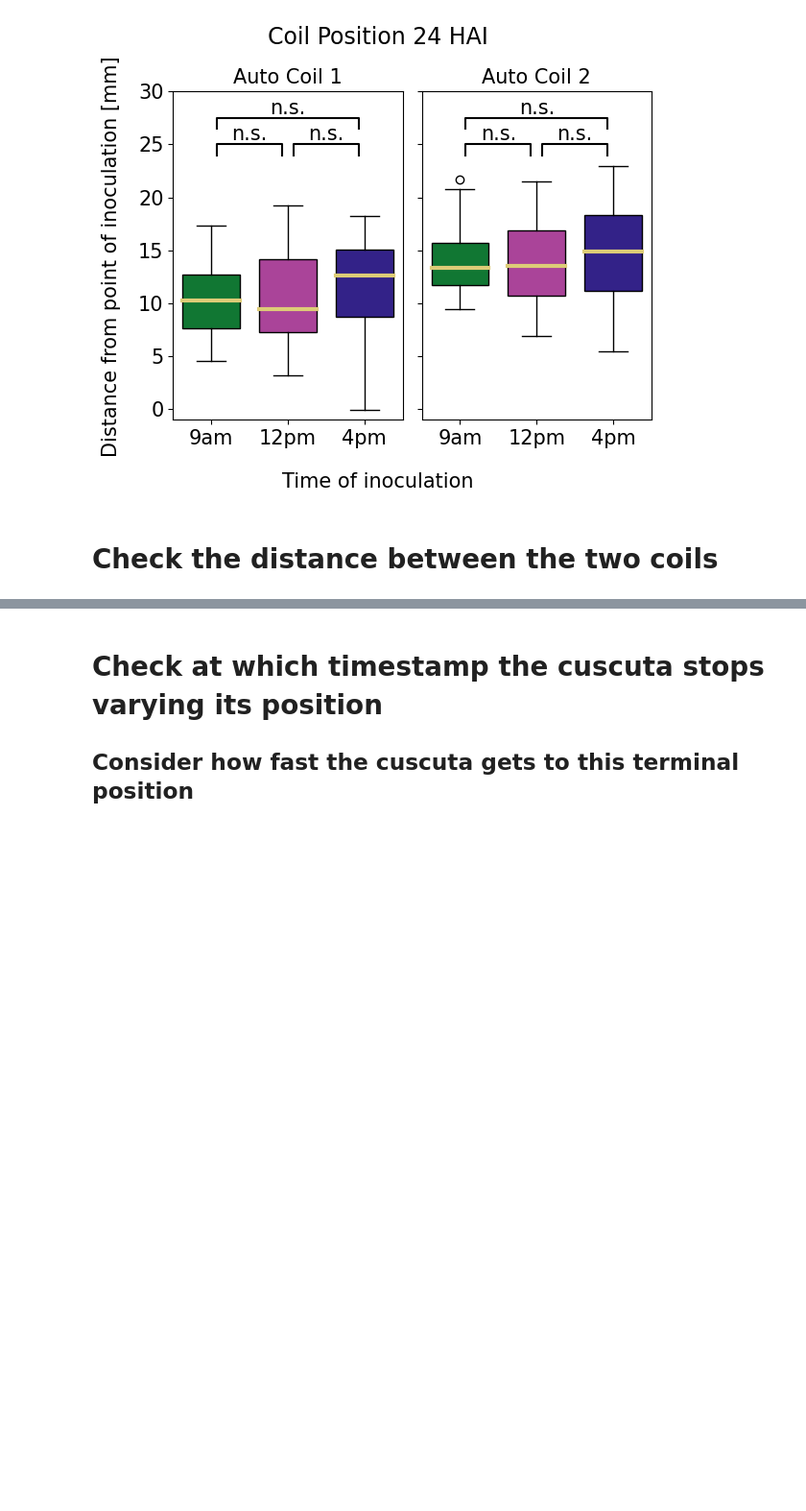
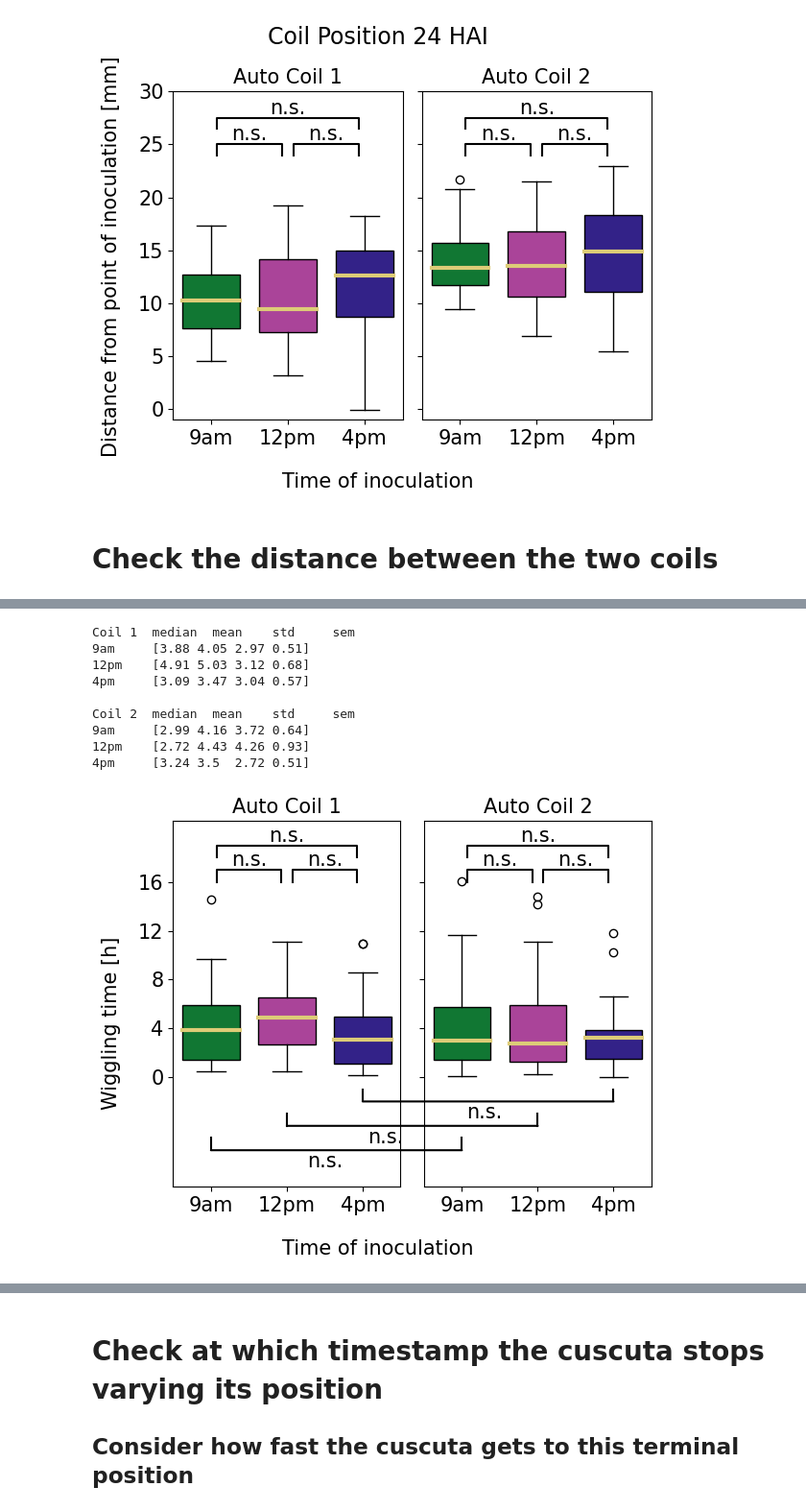
Before and after one commit to ejamezquita/cuscuta, a Jupyter notebook: jupyter/03_pd_wrangle.ipynb, the cells around one changed output, grey strips where cells are left out. Shown at 96% size. Drawn from its saved outputs; the diff is of its cells as text; code cells hidden in the pictures; blank space fills up the shorter version.

```diff
--- a/jupyter/03_pd_wrangle.ipynb
+++ b/jupyter/03_pd_wrangle.ipynb
@@ -473,8 +491,7 @@ for k in range(len(ax)):
         foo[i] = angles[Times[i]][:,k]
         print(Times[i], np.round([np.median(foo[i]), np.mean(foo[i]), np.std(foo[i]), np.std(foo[i])/np.sqrt(len(foo[i]))], 2) , sep='\t')
 
-    bplot = ax[k].boxplot(foo, widths=0.75, patch_artist=True,
-                      medianprops={'lw':3, 'color':colors[5]})
+    bplot = ax[k].boxplot(foo, **box_params)
     for patch, color in zip(bplot['boxes'], colors[:len(Times)]):
         patch.set_facecolor(color)
 
@@ -690,0 +734,73 @@ Gap     median  mean    std     sem
+# %%
+hmax = 17
+eps = 1
+
+fig, ax = plt.subplots(1,2, figsize=(6,5), sharey=True, sharex=True)
+ax = np.atleast_1d(ax).ravel()
+
+for k in range(len(ax)):
+    ax[k].set_title('Auto Coil {}'.format(k+1), fontsize=fs)
+    print('\nCoil {}\tmedian\tmean\tstd\tsem'.format(k+1))
+    for i in range(len(foo)):
+        foo[i] = wiggle[Times[i]][:,k]
+        print(Times[i], np.round([np.median(foo[i]), np.mean(foo[i]), np.std(foo[i]), np.std(foo[i])/np.sqrt(len(foo[i]))], 2) , sep='\t')
+
+    bplot = ax[k].boxplot(foo, **box_params)
+    for patch, color in zip(bplot['boxes'], colors[:len(Times)]):
+        patch.set_facecolor(color)
+
+    ax[k].set_xticks(range(1,4), Times)
+    ax[k].tick_params(labelsize=fs)
+    ax[k].set_ylim((-9, 21))
+
+
+epsx = 0.075
+for ix,(i,j) in enumerate(it.combinations(range(len(Times)), 2)):
+    if i+j == 2:
+        epsy = 2*eps
+    else:
+        epsy = 0
+    xfoo = np.array([i+1+epsx, i+1+epsx, j+1-epsx, j+1-epsx])
+    yfoo = np.array([hmax-eps,hmax,hmax,hmax-eps]) + epsy
+
+    for k in range(len(ax)):
+        ax[k].text((xfoo[0] + xfoo[2])*.5, yfoo[0]+eps, smwhit[ix,k], ha='center', va='bottom', color='k', fontsize=fs)
+        ax[k].plot(xfoo, yfoo, lw=1.5, c='k')
+
+yvals = -2*(np.arange(2, -1, -1) + 1)
+
+for i in range(len(yvals)):
+    xy = (i+1, yvals[i])
+    con = connpatch(xyA=xy, xyB=xy, coordsA='data', coordsB='data',
+                    axesA=ax[0], axesB=ax[1], color="k", lw=1.5)
+    ax[1].add_artist(con)
+
+for i in range(len(yvals)):
+    for j in range(len(ax)):
+        ax[j].plot([i+1, i+1], [yvals[i]+eps, yvals[i]], lw=1.5, c='k')
+
+ax[0].text( 2.5, yvals[0]-.15, 'n.s.', ha='center', va='top', color='k', fontsize=fs)
+ax[0].text( 3.3, yvals[1]-.15, 'n.s.', ha='center', va='top', color='k', fontsize=fs)
+ax[1].text( 1.3, yvals[2]-.15, 'n.s.', ha='center', va='top', color='k', fontsize=fs)
+
+yticks = np.arange(0,5)*4
+ax[0].set_yticks(yticks, yticks)
+
+fig.supxlabel('Time of inoculation', fontsize=fs)
+fig.supylabel('Wiggling time [h]', fontsize=fs)
+fig.tight_layout();
+
+filename = dst + 'wiggling_time'
+#plt.savefig(filename + '.svg', format='svg', bbox_inches='tight')
+#plt.savefig(filename + '.jpg', format='jpg', dpi=200, pil_kwargs={'optimize':True}, bbox_inches='tight')
+# %% [output]
+Coil 1  median  mean    std     sem
+9am     [3.88 4.05 2.97 0.51]
+12pm    [4.91 5.03 3.12 0.68]
+4pm     [3.09 3.47 3.04 0.57]
+
+Coil 2  median  mean    std     sem
+9am     [2.99 4.16 3.72 0.64]
+12pm    [2.72 4.43 4.26 0.93]
+4pm     [3.24 3.5  2.72 0.51]
+[figure, added]
```
Also changed, not shown: parts of 23 cells of this notebook, 2 other files.
